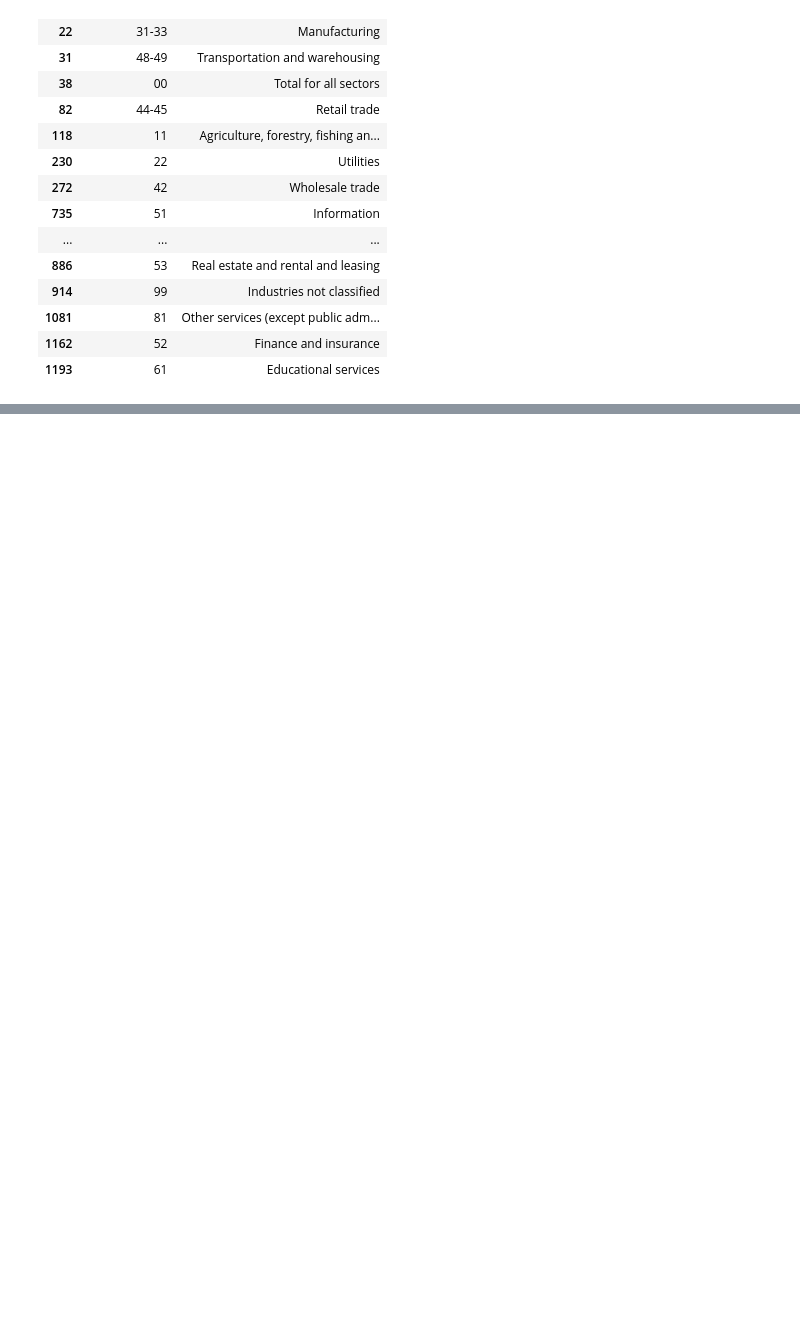
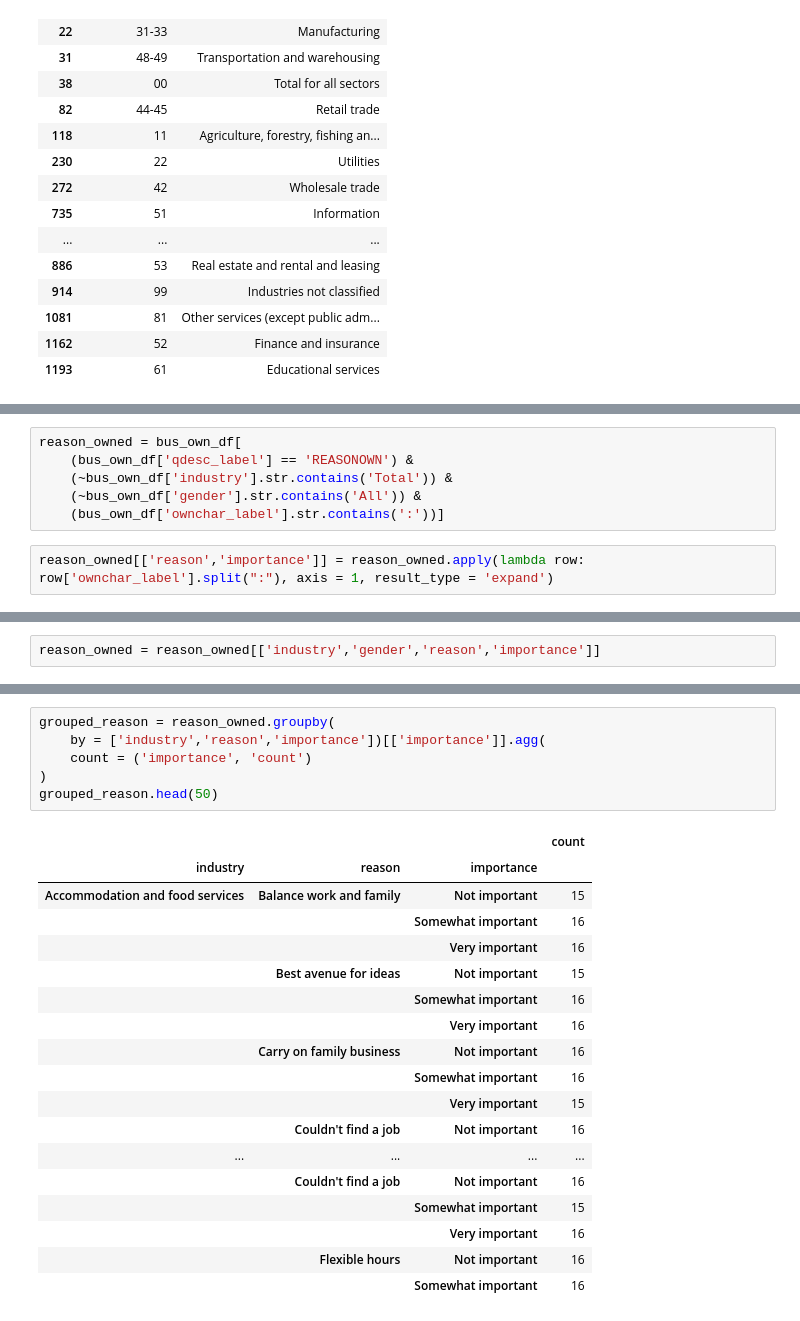
Before and after one commit to jedc4xer/group_census_exercise, a Jupyter notebook: data_exploration.ipynb, the cells around one changed output, grey strips where cells are left out. Saved outputs shown, nothing was run; the diff lists cells and outputs as text; blank space fills up the shorter version.

```diff
--- a/data_exploration.ipynb
+++ b/data_exploration.ipynb
@@ -261,0 +261,8 @@ sns.despine(left = True, bottom = True)
+# %%
+reason_owned = bus_own_df[
+    (bus_own_df['qdesc_label'] == 'REASONOWN') &
+    (~bus_own_df['industry'].str.contains('Total')) &
+    (~bus_own_df['gender'].str.contains('All')) &
+    (bus_own_df['ownchar_label'].str.contains(':'))]
+# %%
+reason_owned[['reason','importance']] = reason_owned.apply(lambda row: row['ownchar_label'].split(":"), axis = 1, result_type = 'expand')
@@ -261,0 +275,2 @@ sns.despine(left = True, bottom = True)
+# %%
+reason_owned = reason_owned[['industry','gender','reason','importance']]
@@ -261,0 +293,25 @@ sns.despine(left = True, bottom = True)
+# %%
+grouped_reason = reason_owned.groupby(
+    by = ['industry','reason','importance'])[['importance']].agg(
+    count = ('importance', 'count')
+)
+grouped_reason.head(50)
+# %% [output]
+|  |  |  | count |
+| industry | reason | importance |  |
+| Accommodation and food services | Balance work and family | Not important | 15 |
+|  |  | Somewhat important | 16 |
+|  |  | Very important | 16 |
+|  | Best avenue for ideas | Not important | 15 |
+|  |  | Somewhat important | 16 |
+|  |  | Very important | 16 |
+|  | Carry on family business | Not important | 16 |
+|  |  | Somewhat important | 16 |
+|  |  | Very important | 15 |
+|  | Couldn't find a job | Not important | 16 |
+| ... | ... | ... | ... |
+|  | Couldn't find a job | Not important | 16 |
+|  |  | Somewhat important | 15 |
+|  |  | Very important | 16 |
+|  | Flexible hours | Not important | 16 |
+|  |  | Somewhat important | 16 |
```
Also changed, not shown: parts of 9 cells of this notebook.
